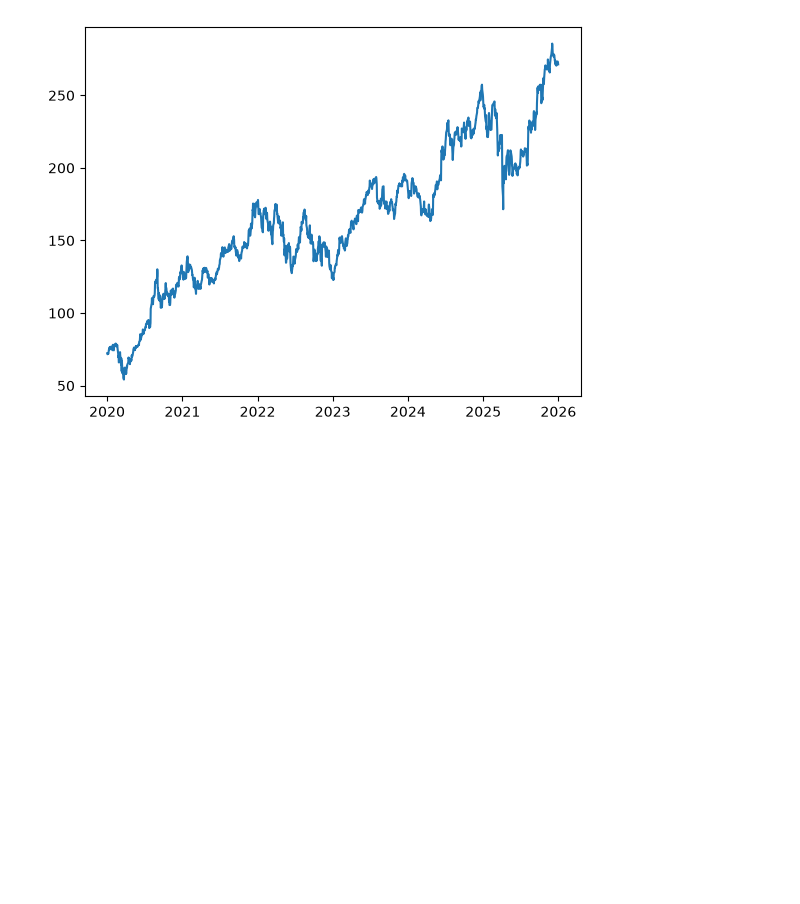
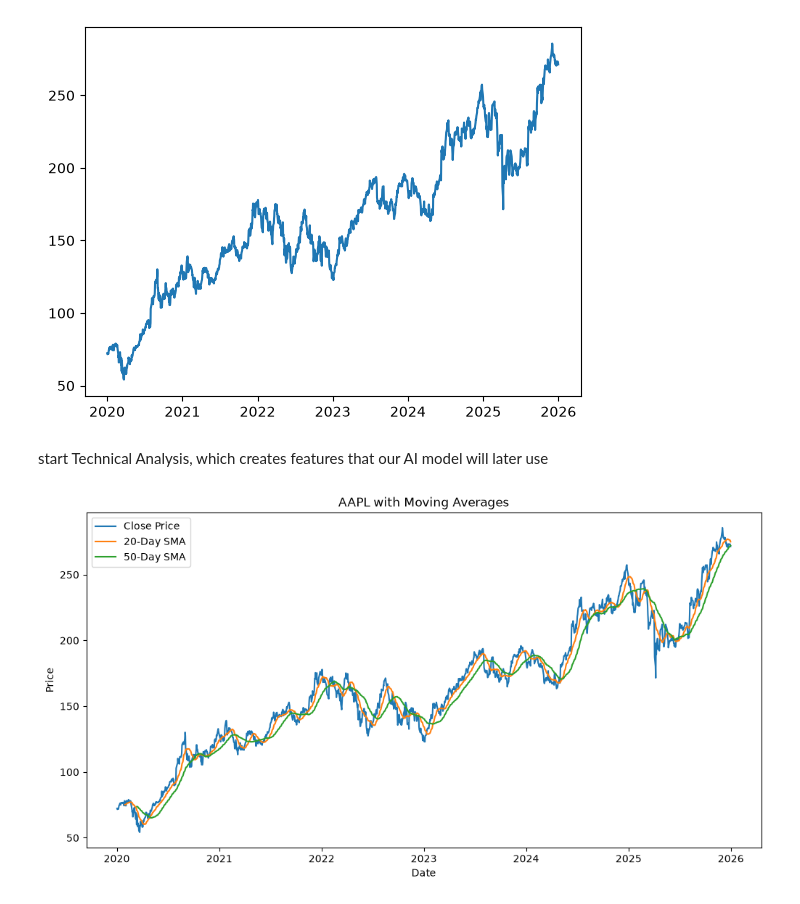
Before and after one commit to Its-Charlie/AlphaTrade, a Jupyter notebook: notebooks/stock_analysis.ipynb, the cells around one changed output. Cells and saved outputs as stored; diff of their text form; code cells hidden in the pictures; blank space fills up the shorter version.

Commit message:
Start Technical analysis

```diff
--- a/notebooks/stock_analysis.ipynb
+++ b/notebooks/stock_analysis.ipynb
@@ -77,3 +77,30 @@ plt.plot(df['Close'])
 # %% [output]
 [<matplotlib.lines.Line2D at 0x...>]
 [figure]
+# %% [markdown]
+start Technical Analysis, which creates features that our AI model will later use
+# %%
+#A Simple Moving Average (SMA) is the average stock price over a specific number of previous days.
+df['SMA_20'] = df['Close'].rolling(window=20).mean()
+df['SMA_50'] = df['Close'].rolling(window=50).mean()
+# %%
+'''will see:
+
+Blue line: actual stock price
+Orange line: short-term trend
+Green line: medium-term trend
+
+When the orange line crosses the green line, that's an important market signal.'''
+plt.figure(figsize=(12,6))
+
+plt.plot(df['Close'], label='Close Price')
+plt.plot(df['SMA_20'], label='20-Day SMA')
+plt.plot(df['SMA_50'], label='50-Day SMA')
+
+plt.title('AAPL with Moving Averages')
+plt.xlabel('Date')
+plt.ylabel('Price')
+plt.legend()
+plt.show()
+# %% [output]
+[figure, added]
```
